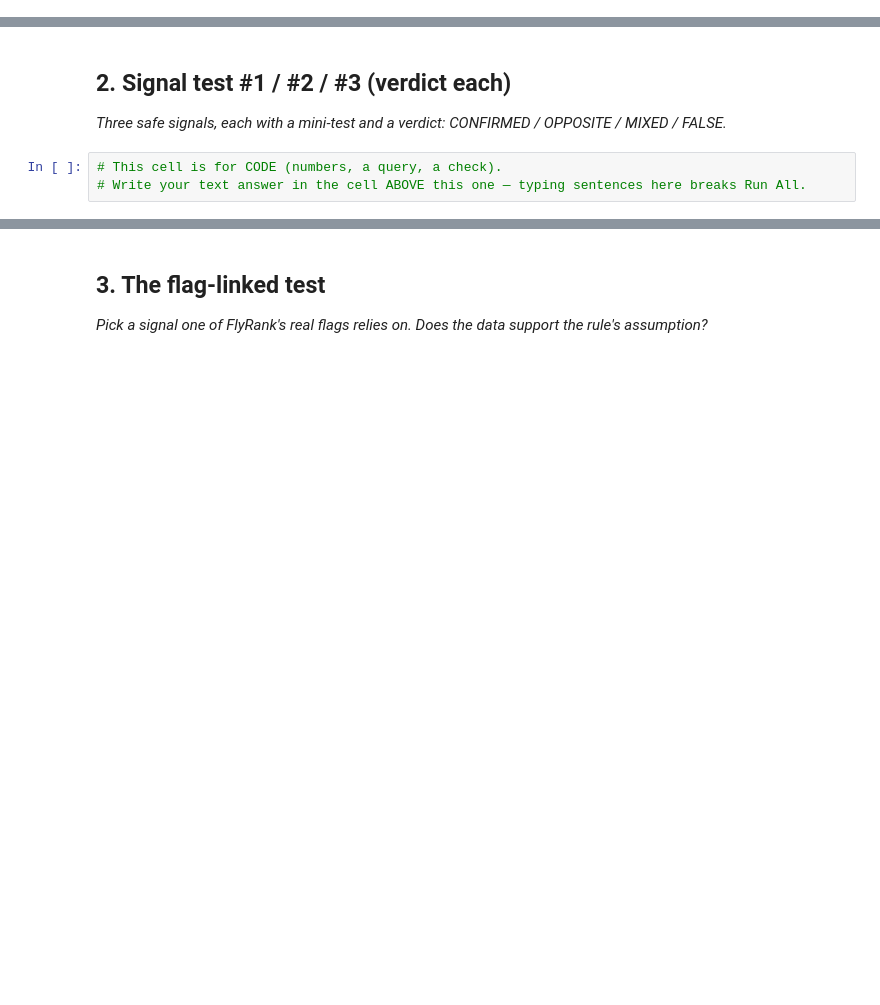
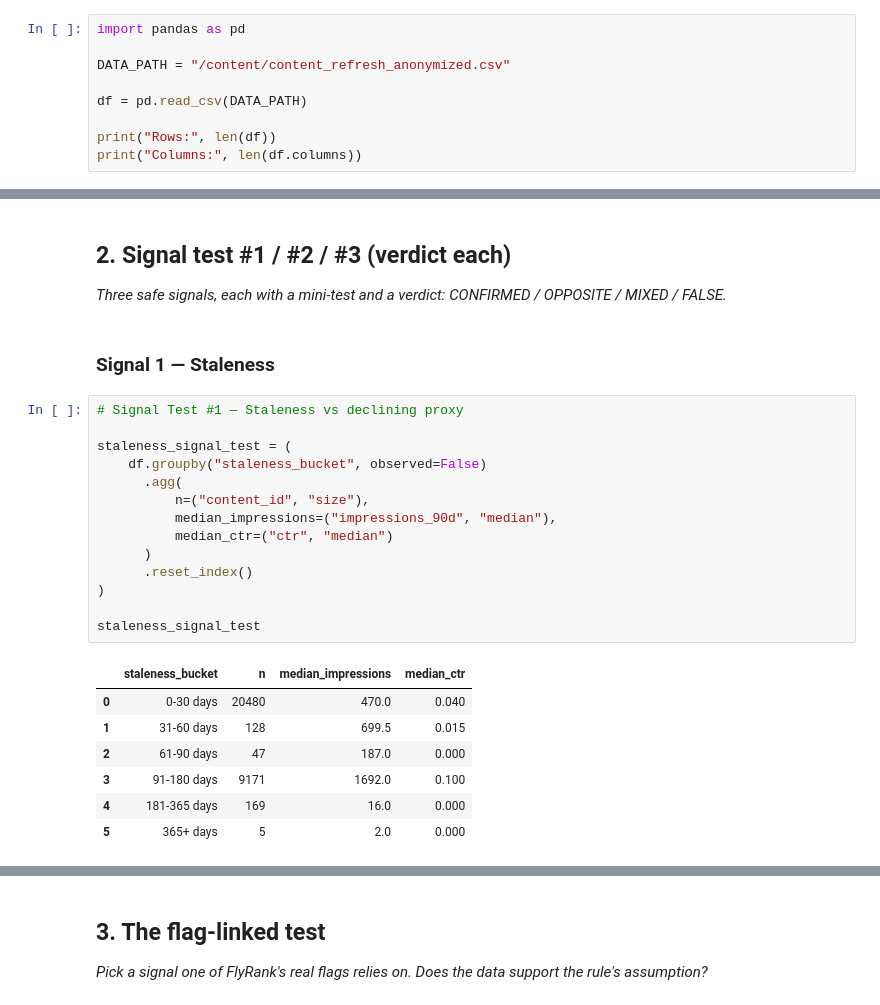
Before and after one commit to Priyaa1904/Flyrank-ML-Internship-Starter, a Jupyter notebook: work/notebooks/w04_signal_audit.ipynb, the cells around one changed output, grey strips where cells are left out. Drawn from its saved outputs; the diff is of its cells as text; blank space fills up the shorter version.

```diff
--- a/work/notebooks/w04_signal_audit.ipynb
+++ b/work/notebooks/w04_signal_audit.ipynb
@@ -15,0 +23,9 @@ This skeleton is yours to fill. Work the sections **in order** — each one has
+# %%
+import pandas as pd
+
+DATA_PATH = "/content/content_refresh_anonymized.csv"
+
+df = pd.read_csv(DATA_PATH)
+
+print("Rows:", len(df))
+print("Columns:", len(df.columns))
@@ -17,6 +110,27 @@ This skeleton is yours to fill. Work the sections **in order** — each one has
 ## 2. Signal test #1 / #2 / #3 (verdict each)
 
 *Three safe signals, each with a mini-test and a verdict: CONFIRMED / OPPOSITE / MIXED / FALSE.*
-# %%
-# This cell is for CODE (numbers, a query, a check).
-# Write your text answer in the cell ABOVE this one — typing sentences here breaks Run All.
+# %% [markdown]
+### Signal 1 — Staleness
+# %%
+# Signal Test #1 — Staleness vs declining proxy
+
+staleness_signal_test = (
+    df.groupby("staleness_bucket", observed=False)
+      .agg(
+          n=("content_id", "size"),
+          median_impressions=("impressions_90d", "median"),
+          median_ctr=("ctr", "median")
+      )
+      .reset_index()
+)
+
+staleness_signal_test
+# %% [output]
+|  | staleness_bucket | n | median_impressions | median_ctr |
+| 0 | 0-30 days | 20480 | 470.0 | 0.040 |
+| 1 | 31-60 days | 128 | 699.5 | 0.015 |
+| 2 | 61-90 days | 47 | 187.0 | 0.000 |
+| 3 | 91-180 days | 9171 | 1692.0 | 0.100 |
+| 4 | 181-365 days | 169 | 16.0 | 0.000 |
+| 5 | 365+ days | 5 | 2.0 | 0.000 |
```
Also changed, not shown: parts of 19 cells of this notebook.
